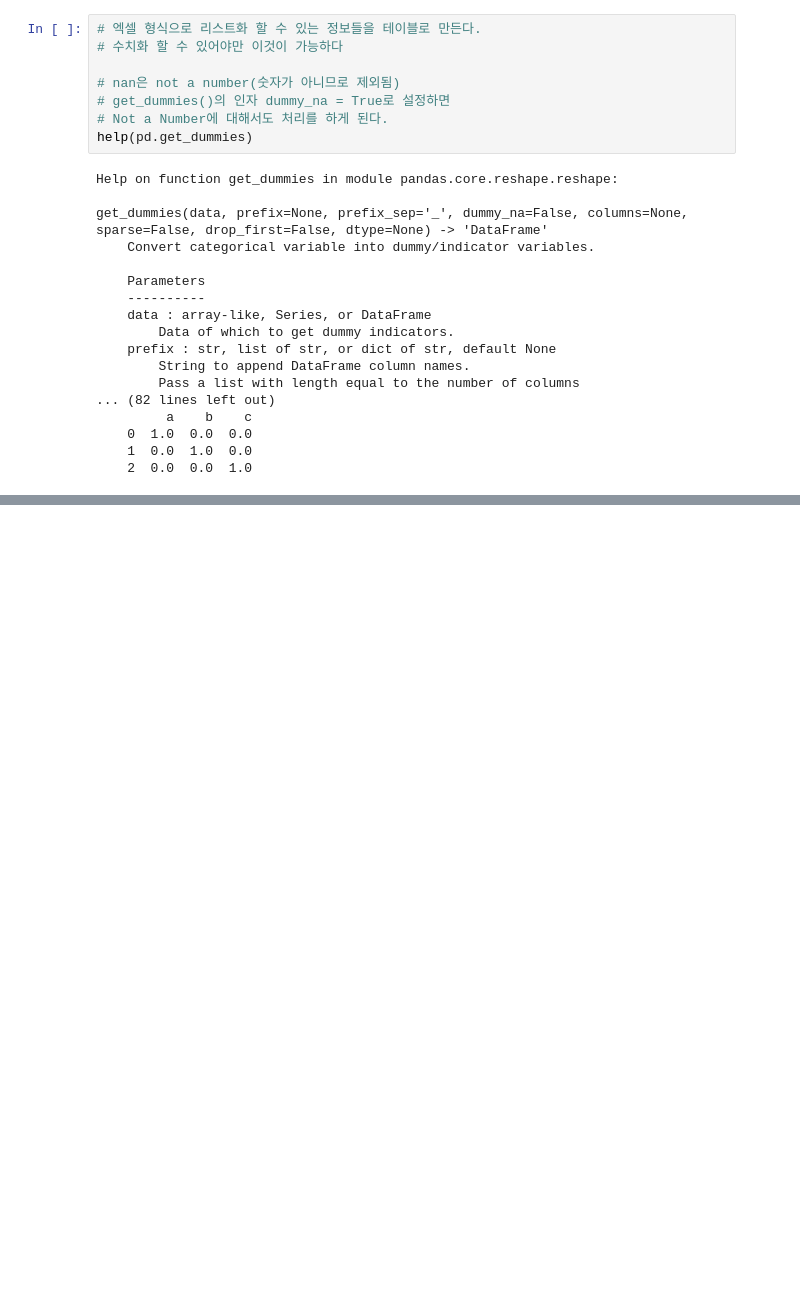
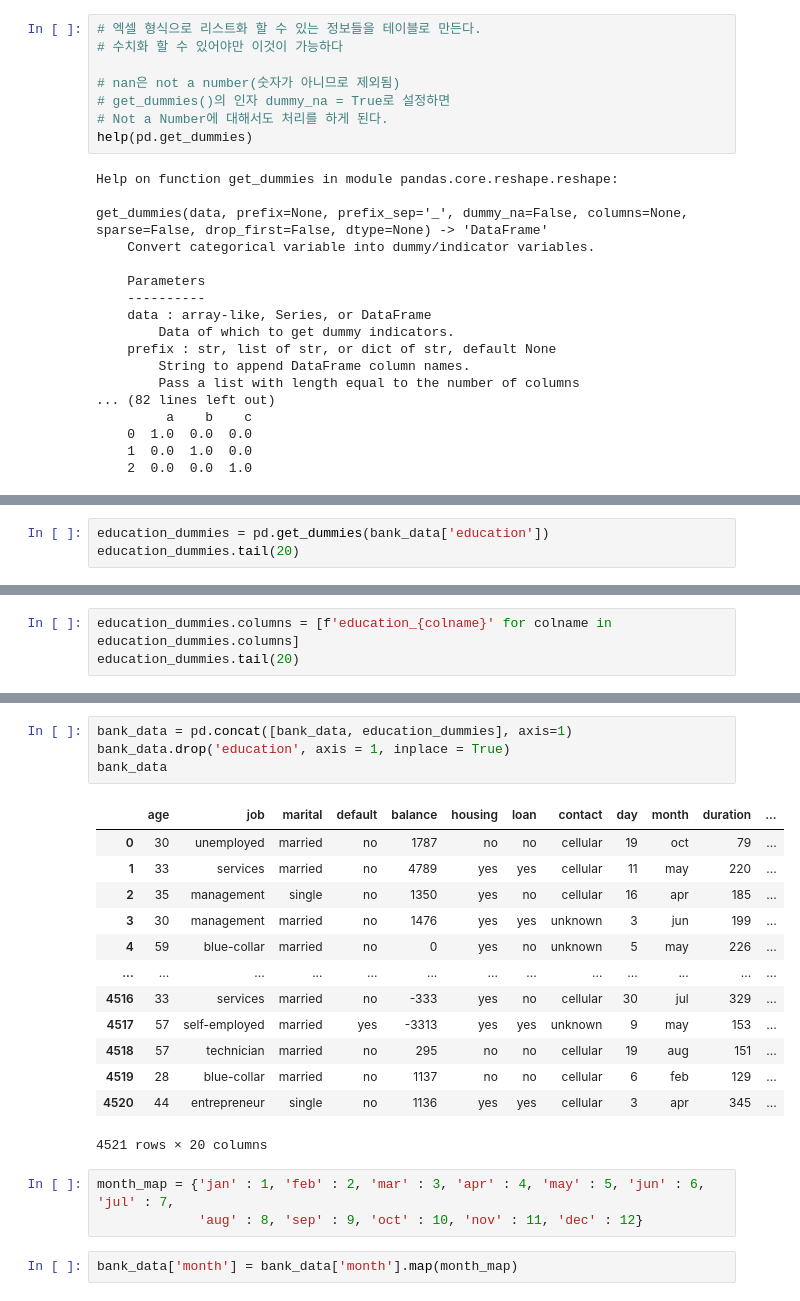
Before and after one commit to timebe00/PyLSJ, a Jupyter notebook: Untitled2.ipynb, the cells around one changed output, grey strips where cells are left out. Drawn from its saved outputs; the diff is of its cells as text; blank space fills up the shorter version.

```diff
--- a/Untitled2.ipynb
+++ b/Untitled2.ipynb
@@ -191,0 +258,3 @@ get_dummies(data, prefix=None, prefix_sep='_', dummy_na=False, columns=None, spa
+# %%
+education_dummies = pd.get_dummies(bank_data['education'])
+education_dummies.tail(20)
@@ -191,0 +279,3 @@ get_dummies(data, prefix=None, prefix_sep='_', dummy_na=False, columns=None, spa
+# %%
+education_dummies.columns = [f'education_{colname}' for colname in education_dummies.columns]
+education_dummies.tail(20)
@@ -191,0 +300,23 @@ get_dummies(data, prefix=None, prefix_sep='_', dummy_na=False, columns=None, spa
+# %%
+bank_data = pd.concat([bank_data, education_dummies], axis=1)
+bank_data.drop('education', axis = 1, inplace = True)
+bank_data
+# %% [output]
+|  | age | job | marital | default | balance | housing | loan | contact | day | month | duration | ... |
+| 0 | 30 | unemployed | married | no | 1787 | no | no | cellular | 19 | oct | 79 | ... |
+| 1 | 33 | services | married | no | 4789 | yes | yes | cellular | 11 | may | 220 | ... |
+| 2 | 35 | management | single | no | 1350 | yes | no | cellular | 16 | apr | 185 | ... |
+| 3 | 30 | management | married | no | 1476 | yes | yes | unknown | 3 | jun | 199 | ... |
+| 4 | 59 | blue-collar | married | no | 0 | yes | no | unknown | 5 | may | 226 | ... |
+| ... | ... | ... | ... | ... | ... | ... | ... | ... | ... | ... | ... | ... |
+| 4516 | 33 | services | married | no | -333 | yes | no | cellular | 30 | jul | 329 | ... |
+| 4517 | 57 | self-employed | married | yes | -3313 | yes | yes | unknown | 9 | may | 153 | ... |
+| 4518 | 57 | technician | married | no | 295 | no | no | cellular | 19 | aug | 151 | ... |
+| 4519 | 28 | blue-collar | married | no | 1137 | no | no | cellular | 6 | feb | 129 | ... |
+| 4520 | 44 | entrepreneur | single | no | 1136 | yes | yes | cellular | 3 | apr | 345 | ... |
+4521 rows × 20 columns
+# %%
+month_map = {'jan' : 1, 'feb' : 2, 'mar' : 3, 'apr' : 4, 'may' : 5, 'jun' : 6, 'jul' : 7,
+             'aug' : 8, 'sep' : 9, 'oct' : 10, 'nov' : 11, 'dec' : 12}
+# %%
+bank_data['month'] = bank_data['month'].map(month_map)
```
Also changed, not shown: parts of 8 cells of this notebook.
